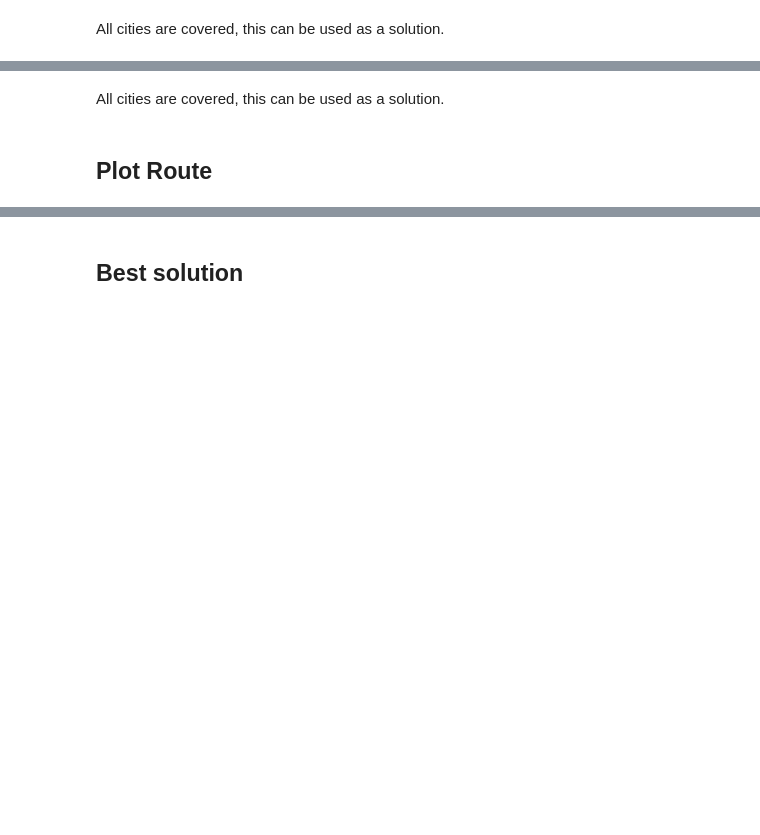
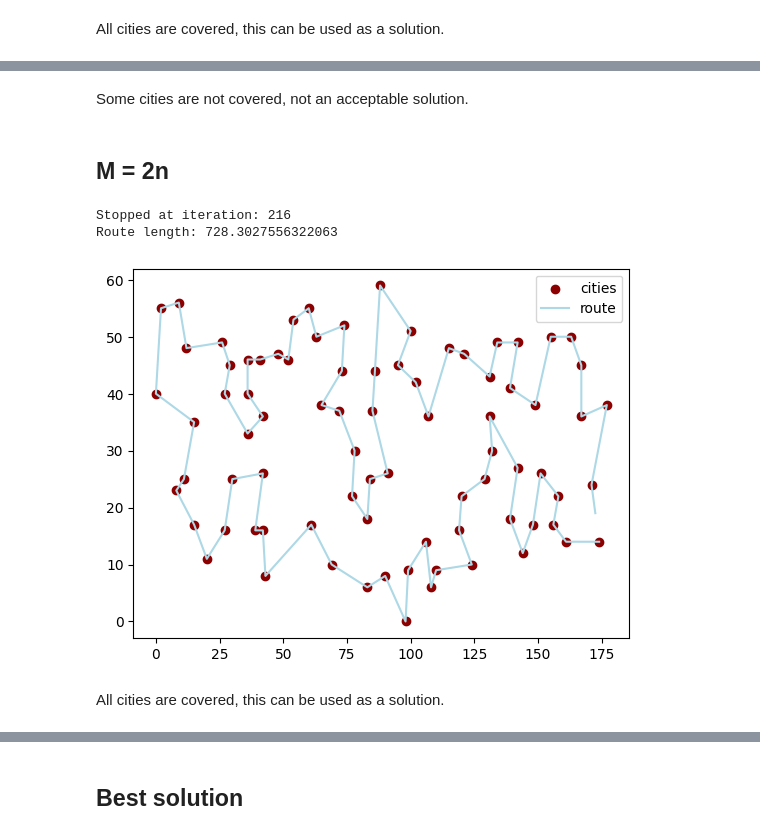
Before and after one commit to Sampatist/ETSP_SOM, a Jupyter notebook: ETSP.ipynb, the cells around one changed output, grey strips where cells are left out. Saved outputs shown, nothing was run; the diff lists cells and outputs as text; code cells hidden in the pictures; blank space fills up the shorter version.

```diff
--- a/ETSP.ipynb
+++ b/ETSP.ipynb
@@ -215,4 +249,12 @@ Route length: 736.9615302374385
+# %% [markdown]
+Some cities are not covered, not an acceptable solution.
+# %% [markdown]
+## M = 2n
+# %%
+y = SOM_ETSP(X_cities, kernel_function=elastic_band_kernel, alpha=0.75, gama=0.995, sigma=10, beta=0.985, M=81*2, seed=0, max_iter=10000)
+# %% [output]
+Stopped at iteration: 216
+Route length: 728.3027556322063
+[figure, added]
 # %% [markdown]
 All cities are covered, this can be used as a solution.
-# %% [markdown]
-## Plot Route
```
Also changed, not shown: parts of 41 cells of this notebook, 1 other file.
